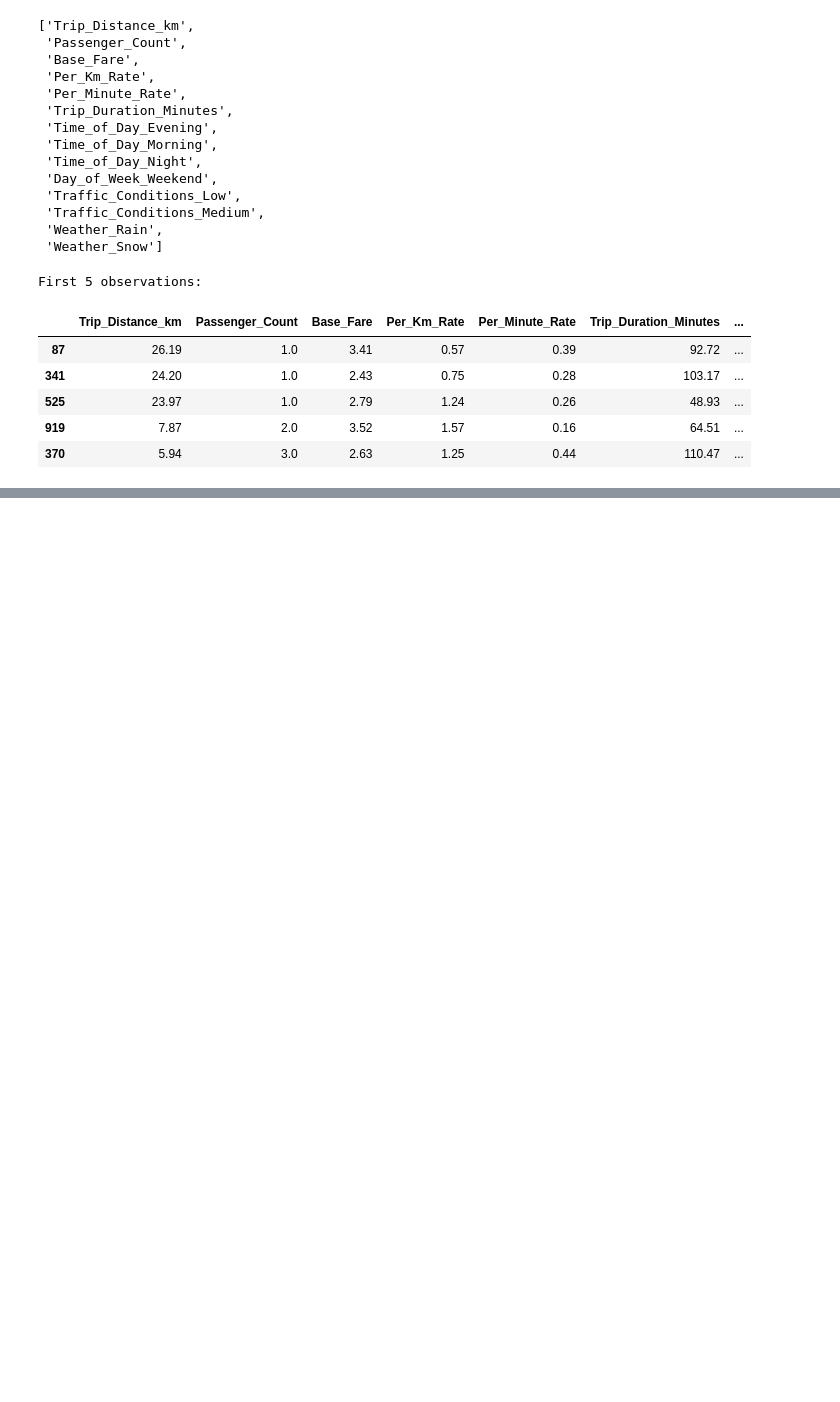
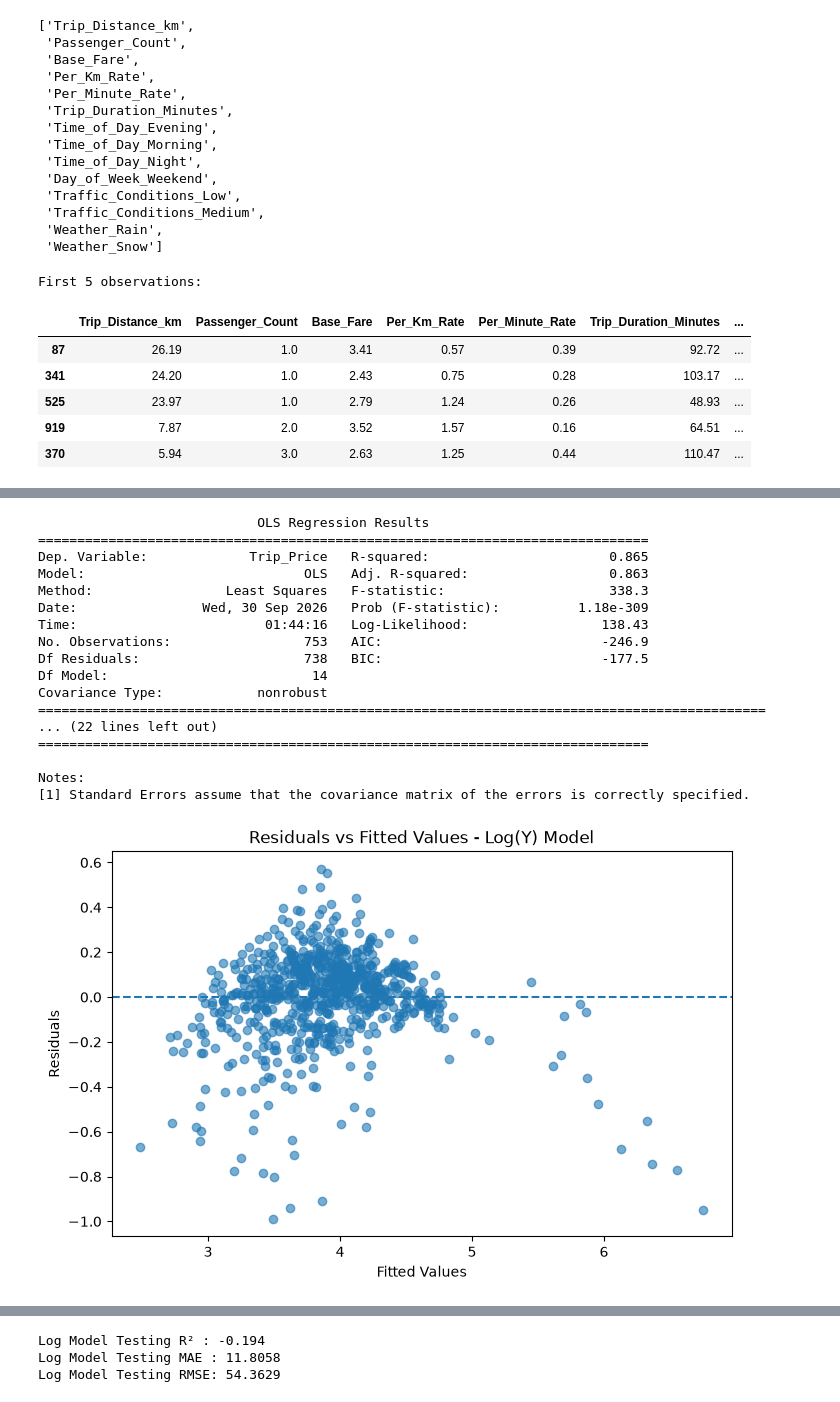
Before and after one commit to kurochan1901/115-1_Data-Analysis-and-Modeling, a Jupyter notebook: HW1/HW1.ipynb, the cells around one changed output, grey strips where cells are left out. Drawn from its saved outputs; the diff is of its cells as text; code cells hidden in the pictures; blank space fills up the shorter version.

```diff
--- a/HW1/HW1.ipynb
+++ b/HW1/HW1.ipynb
@@ -962,0 +1205,54 @@ First 5 observations:
+# %%
+#對y進行Log轉換，並重新建立模型，檢查殘差分布是否改善
+
+# 1. Log-transform Y
+y_train_log = np.log(y_train)
+y_test_log = np.log(y_test)
+
+# 2. Fit OLS model
+log_model = sm.OLS(y_train_log, X_train_ols).fit()
+
+print(log_model.summary())
+
+# Residual Diagnostics
+
+log_residuals = log_model.resid
+log_fitted = log_model.fittedvalues
+
+
+# Residuals vs Fitted
+plt.figure(figsize=(8, 5))
+plt.scatter(log_fitted, log_residuals, alpha=0.6)
+plt.axhline(0, linestyle="--")
+
+plt.xlabel("Fitted Values")
+plt.ylabel("Residuals")
+plt.title("Residuals vs Fitted Values - Log(Y) Model")
+
+plt.show()
+
+
+# Q-Q Plot
+sm.qqplot(log_residuals, line="45", fit=True)
+
+plt.title("Q-Q Plot of Residuals - Log(Y) Model")
+plt.show()
+# %% [output]
+                            OLS Regression Results
+==============================================================================
+Dep. Variable:             Trip_Price   R-squared:                       0.865
+Model:                            OLS   Adj. R-squared:                  0.863
+Method:                 Least Squares   F-statistic:                     338.3
+Date:                Wed, 30 Sep 2026   Prob (F-statistic):          1.18e-309
+Time:                        01:44:16   Log-Likelihood:                 138.43
+No. Observations:                 753   AIC:                            -246.9
+Df Residuals:                     738   BIC:                            -177.5
+Df Model:                          14
+Covariance Type:            nonrobust
+=============================================================================================
+... (22 lines left out)
+==============================================================================
+
+Notes:
+[1] Standard Errors assume that the covariance matrix of the errors is correctly specified.
+[figure, added]
@@ -962,0 +1260,21 @@ First 5 observations:
+# %%
+# Prediction on test set
+y_test_log_pred = log_model.predict(X_test_ols)
+
+# Transform prediction back to original price scale
+y_test_pred_logmodel = np.exp(y_test_log_pred)
+
+# Performance on original price scale
+log_test_r2 = r2_score(y_test, y_test_pred_logmodel)
+log_test_mae = mean_absolute_error(y_test, y_test_pred_logmodel)
+log_test_rmse = np.sqrt(
+    mean_squared_error(y_test, y_test_pred_logmodel)
+)
+
+print("Log Model Testing R² :", round(log_test_r2, 4))
+print("Log Model Testing MAE :", round(log_test_mae, 4))
+print("Log Model Testing RMSE:", round(log_test_rmse, 4))
+# %% [output]
+Log Model Testing R² : -0.194
+Log Model Testing MAE : 11.8058
+Log Model Testing RMSE: 54.3629
```
Also changed, not shown: parts of 11 cells of this notebook.
